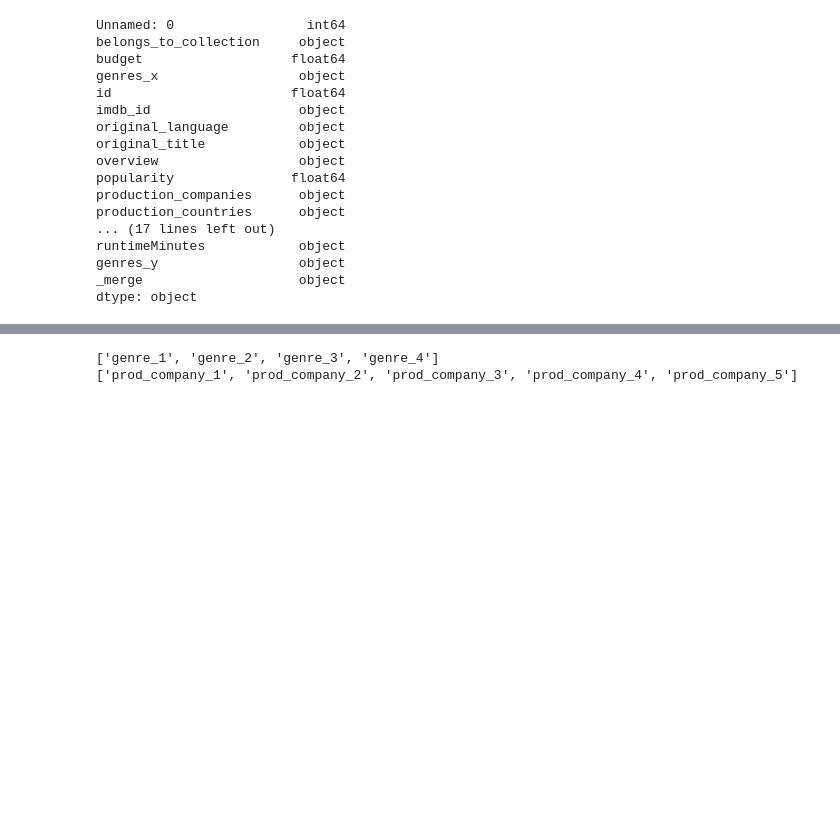
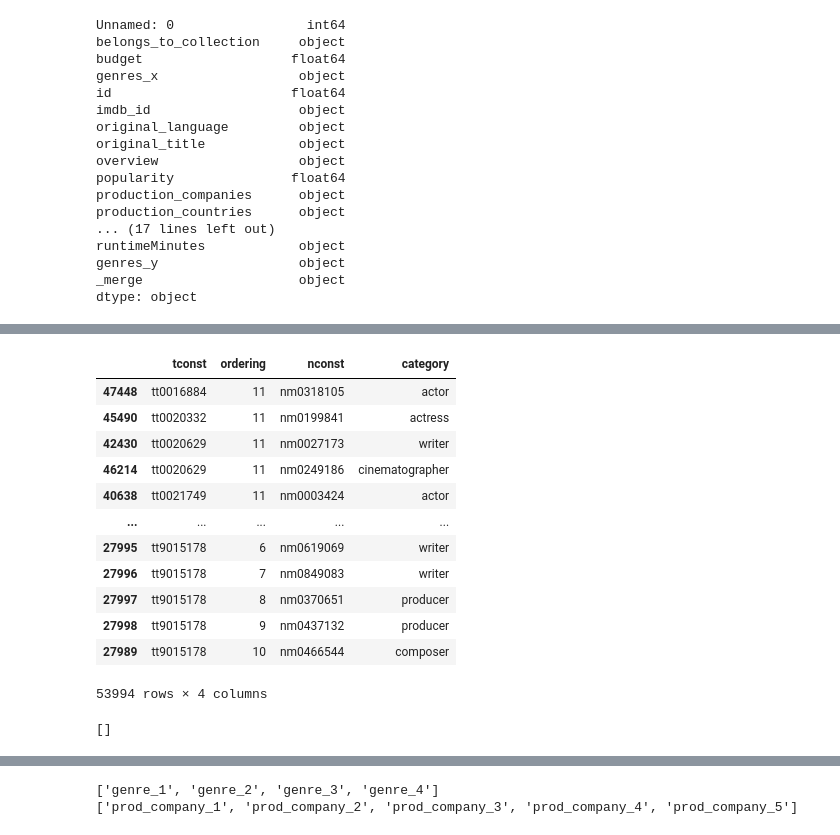
Before and after one commit to nsn116/Movie-Success-Predictor, a Jupyter notebook: data_preprocessing/Principals info.ipynb, the cells around one changed output, grey strips where cells are left out. Cells and saved outputs as stored; diff of their text form; code cells hidden in the pictures; blank space fills up the shorter version.

```diff
--- a/data_preprocessing/Principals info.ipynb
+++ b/data_preprocessing/Principals info.ipynb
@@ -118,0 +165,27 @@ movie_clean_companies['production_companies'] = movie_clean_companies['productio
+# %%
+%%time
+principals_name_basics = principals_no_job_chars.copy()
+
+cnt = 0
+
+new_rows = []
+
+for index, row in name_basics.iterrows():
+    cnt += 1
+    if cnt % 10000 == 0:
+        print(cnt)
+#         break
+
+    if row['nconst'] not in relevant_principals:
+        continue
+
+    if not isinstance(row['knownForTitles'], str):
+        continue
+
+
+    titles = row['knownForTitles'].split(',')
+    primaryProfession = row['primaryProfession'].split(',')
+    isActor = primaryProfession[0] == 'actor' or primaryProfession[0] == 'actress'
+
+    for t in titles:
+        new_rows.append(pd.Series([t, 11, row['nconst'], primaryProfession[0]], index=principals_name_basics.columns))
@@ -118,0 +214,3 @@ movie_clean_companies['production_companies'] = movie_clean_companies['productio
+# %%
+%%time
+principals_name_basics = principals_name_basics.append(new_rows, ignore_index=True)
@@ -118,0 +246,4 @@ movie_clean_companies['production_companies'] = movie_clean_companies['productio
+# %%
+principals_name_basics_sorted = principals_name_basics.sort_values(['tconst', 'ordering'])
+# %%
+principals_name_basics_no_dups = principals_name_basics_sorted.drop_duplicates(['tconst', 'nconst'])
@@ -118,0 +253,16 @@ movie_clean_companies['production_companies'] = movie_clean_companies['productio
+# %%
+principals_name_basics_no_dups
+# %% [output]
+|  | tconst | ordering | nconst | category |
+| 47448 | tt0016884 | 11 | nm0318105 | actor |
+| 45490 | tt0020332 | 11 | nm0199841 | actress |
+| 42430 | tt0020629 | 11 | nm0027173 | writer |
+| 46214 | tt0020629 | 11 | nm0249186 | cinematographer |
+| 40638 | tt0021749 | 11 | nm0003424 | actor |
+| ... | ... | ... | ... | ... |
+| 27995 | tt9015178 | 6 | nm0619069 | writer |
+| 27996 | tt9015178 | 7 | nm0849083 | writer |
+| 27997 | tt9015178 | 8 | nm0370651 | producer |
+| 27998 | tt9015178 | 9 | nm0437132 | producer |
+| 27989 | tt9015178 | 10 | nm0466544 | composer |
+53994 rows × 4 columns
@@ -118,0 +271,4 @@ movie_clean_companies['production_companies'] = movie_clean_companies['productio
+# %%
+new_rows
+# %% [output]
+[]
```
Also changed, not shown: parts of 18 cells of this notebook, 1 other file.
